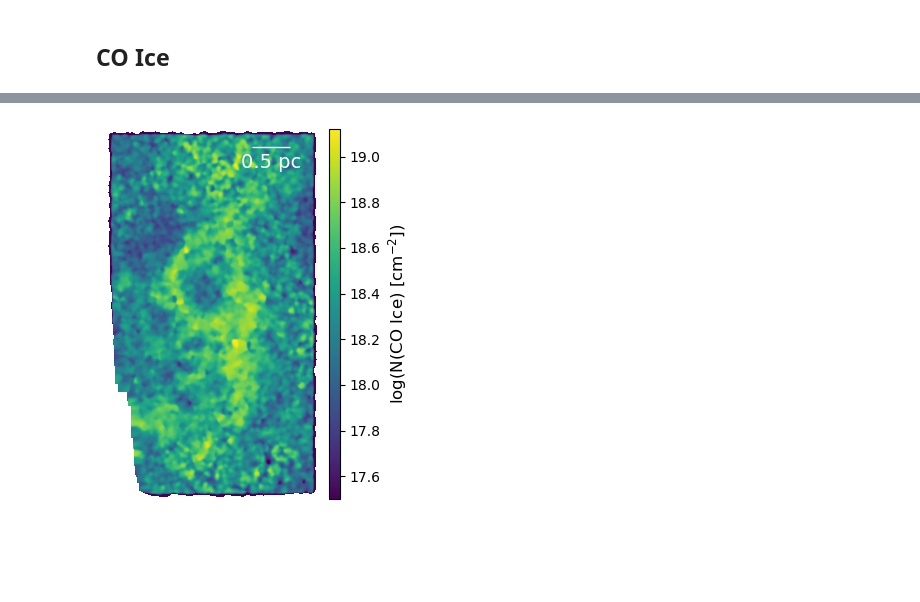
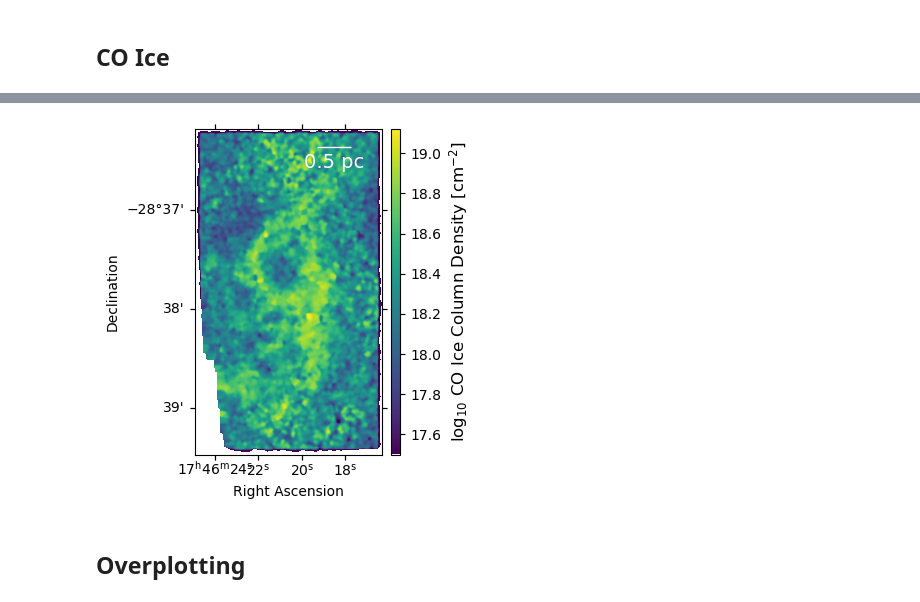
Before and after one commit to SpacialTree/lactea-filament, a Jupyter notebook: lactea-filament/notebooks/filament_COice.ipynb, the cells around one changed output, grey strips where cells are left out. Drawn from its saved outputs; the diff is of its cells as text; code cells hidden in the pictures; blank space fills up the shorter version.

```diff
--- a/lactea-filament/notebooks/filament_COice.ipynb
+++ b/lactea-filament/notebooks/filament_COice.ipynb
@@ -246,17 +258,20 @@ from astropy.visualization.wcsaxes import add_scalebar
 # %%
 fig = plt.figure(figsize=(8, 4))
 co_col_map[co_col_map < 1e16] = np.nan
 ax = plt.subplot(projection=cutout_405.wcs)
 im = ax.imshow(np.log10(co_col_map), origin='lower', cmap='viridis', vmin=17.5)#, vmin=20, vmax=21)
 #plt.colorbar(im, ax=ax, label='log(N(CO) [cm$^{-2}$])')
 cbax = ax.inset_axes([1.05, 0.0, 0.05, 1])
 cbar = plt.colorbar(mappable=im, cax=cbax)
-cbar.set_label("log(N(CO Ice) [cm$^{-2}$])", fontsize=12)
+cbar.set_label("log$_{10}$ CO Ice Column Density [cm$^{-2}$]", fontsize=12)
 ax.set_xlabel('Right Ascension', fontsize=10)
 ax.set_ylabel('Declination', fontsize=10)
-ax.set_axis_off()
+#ax.set_axis_off()
 plt.tight_layout()
 add_scalebar(ax, theta_arcsec, color='white', label='0.5 pc', corner='top right', fontproperties={"size": 14})
-plt.savefig('/orange/adamginsburg/jwst/cloudc/figures/poster_co_ice_column_map.svg', dpi=300, bbox_inches='tight')
+#plt.savefig('/orange/adamginsburg/jwst/cloudc/figures/poster_co_ice_column_map.svg', dpi=300, bbox_inches='tight')
+plt.savefig('/orange/adamginsburg/jwst/cloudc/figures/poster_co_ice_column_map.pdf', dpi=300, bbox_inches='tight')
 # %% [output]
-[figure, old version]
+[figure, new version]
+# %% [markdown]
+## Overplotting
```
Also changed, not shown: parts of 4 cells of this notebook.
